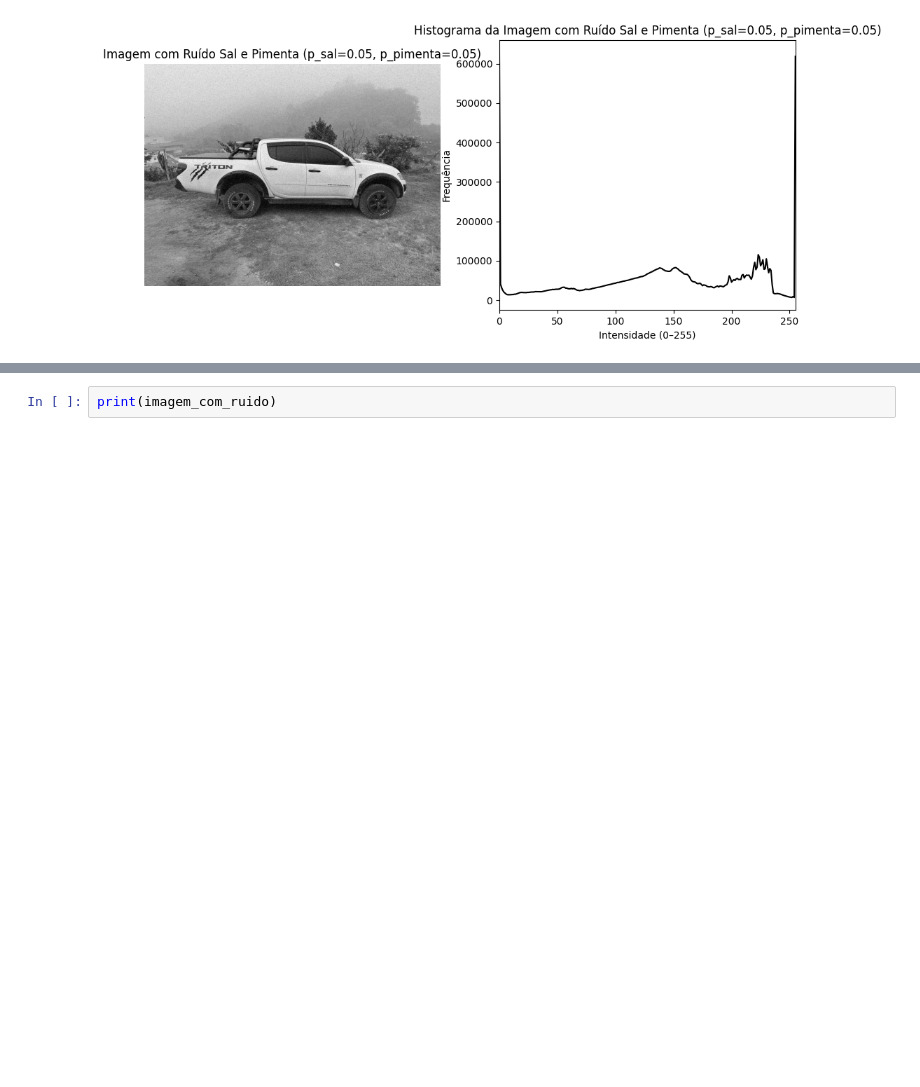
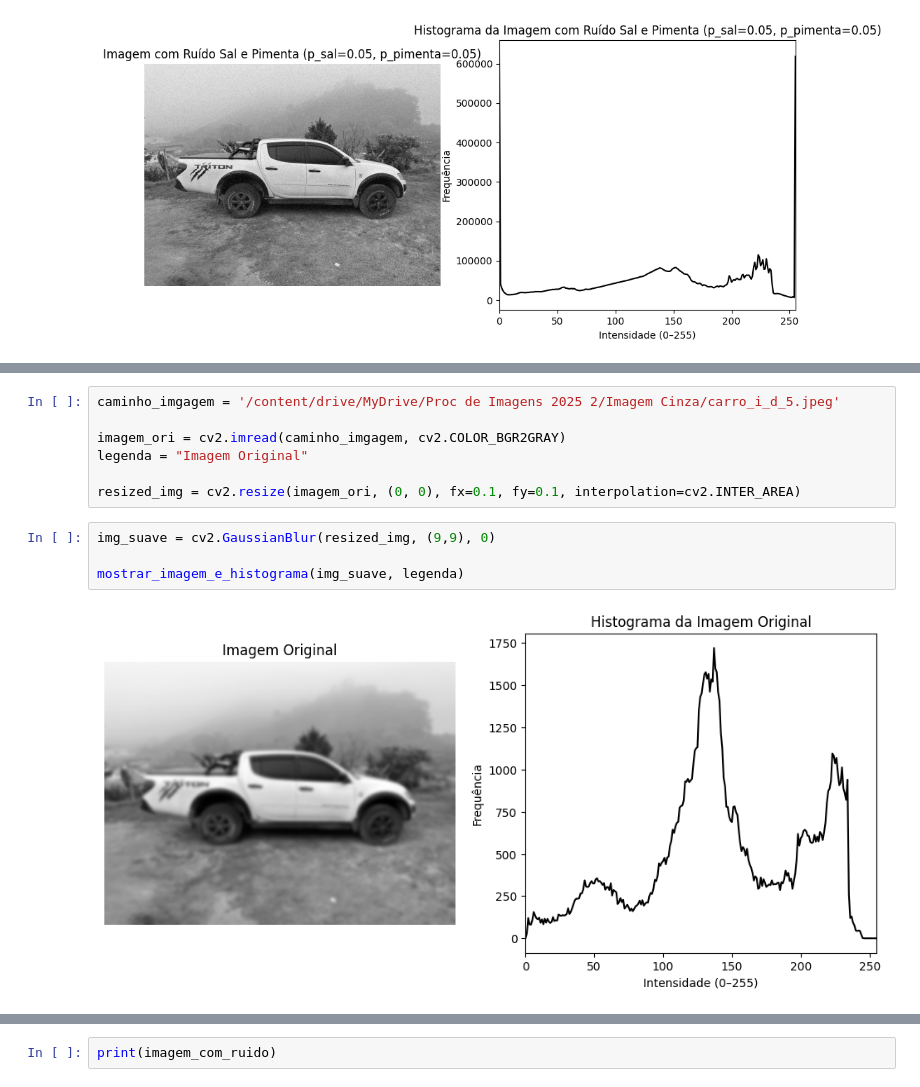
Before and after one commit to laerteluizf/Proc_Imagens_2025_2, a Jupyter notebook: proc_imagens_tarefa_final.ipynb, the cells around one changed output, grey strips where cells are left out. Drawn from its saved outputs; the diff is of its cells as text; blank space fills up the shorter version.

```diff
--- a/proc_imagens_tarefa_final.ipynb
+++ b/proc_imagens_tarefa_final.ipynb
@@ -192,0 +258,13 @@ mostrar_2(imagem_com_ruido, legenda_ruido, imagem_filtrada, legenda_filtrada)
+# %%
+caminho_imgagem = '/content/drive/MyDrive/Proc de Imagens 2025 2/Imagem Cinza/carro_i_d_5.jpeg'
+
+imagem_ori = cv2.imread(caminho_imgagem, cv2.COLOR_BGR2GRAY)
+legenda = "Imagem Original"
+
+resized_img = cv2.resize(imagem_ori, (0, 0), fx=0.1, fy=0.1, interpolation=cv2.INTER_AREA)
+# %%
+img_suave = cv2.GaussianBlur(resized_img, (9,9), 0)
+
+mostrar_imagem_e_histograma(img_suave, legenda)
+# %% [output]
+[figure, added]
```
Also changed, not shown: parts of 7 cells of this notebook.
